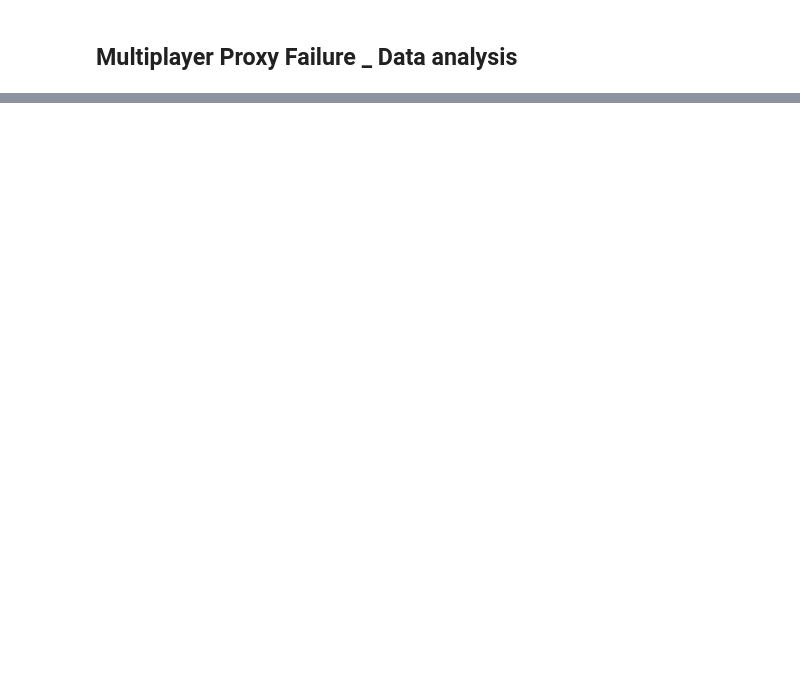
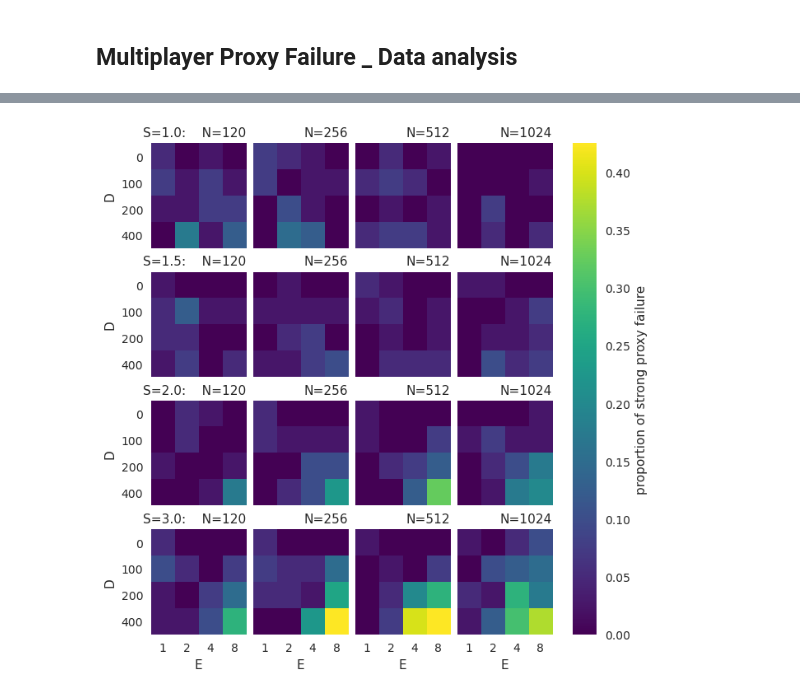
Before and after one commit to paulbanse/Proxy_General_Model, a Jupyter notebook: Clean_version/analyze_data.ipynb, the cells around one changed output, grey strips where cells are left out. Saved outputs shown, nothing was run; the diff lists cells and outputs as text; code cells hidden in the pictures; blank space fills up the shorter version.

```diff
--- a/Clean_version/analyze_data.ipynb
+++ b/Clean_version/analyze_data.ipynb
@@ -28,2 +84,84 @@ df.describe()
 # %%
-import statsmodels.formula.api as smf
+def plot_4params(df, param1, param2, param3, param4, weak = False):
+    ''' find all possible values of param1 and param2 in the dataframe df
+        then for each combination of param1 and param2, make a scatter plot along the other two parameters
+        and color the points according to param_for_color
+    '''
+    param1_values = df[param1].unique()
+    param2_values = df[param2].unique()
+    param3_values = df[param3].unique()
+    param4_values = df[param4].unique()
+    cm = 1/2.54
+    param_combinations = list(product(param1_values, param2_values))
+    fig, axes = plt.subplots(len(param1_values), len(param2_values), figsize=(17*cm, 17*cm), sharex=True, sharey=True, layout='compressed')
+    #search for the maximum and minimum of param_for_color
+    param_range = range(len(param_combinations))
+    Ms = [np.zeros((len(param3_values), len(param4_values))) for k in param_range]
+
+
+    for k in param_range:
+        (p1, p2 )= param_combinations[param_range[k]]
+        sub_df = df[(df[param1] == p1) & (df[param2] == p2)]
+        xi = param1_values.tolist().index(p1)
+        yi = param2_values.tolist().index(p2)
+        ax = axes[xi, yi]
+
+
+        # create all combinations of param3 and param4
+
+        param3_values = sub_df[param3].unique() # reverse the order
+        param4_values = sub_df[param4].unique()
+        param3_4_combinations = list(product(param3_values, param4_values))
+
+        for (p3, p4) in param3_4_combinations:
+            subsub_df = sub_df[(sub_df[param3] == p3) & (sub_df[param4] == p4)]
+
+            prop_failure = len(subsub_df[subsub_df["goal_improvement"] < -0.001]) / len(subsub_df)
+            if weak:
+                subsub_df = subsub_df[subsub_df.notna()]
+                prop_failure = len(subsub_df[(subsub_df["correlation_diff"] < 0) ]) / len(subsub_df)
+
+            Ms[k][param3_values.tolist().index(p3), param4_values.tolist().index(p4)] = prop_failure
+
+        # make a colormap of M
+        cmax = max([np.max(Ms[k]) for k in range(len(param_combinations))])
+        cmin = min([np.min(Ms[k]) for k in range(len(param_combinations))])
+    for k in param_range:
+        (p1, p2 )= param_combinations[param_range[k]]
+        xi = param1_values.tolist().index(p1)
+        yi = param2_values.tolist().index(p2)
+        ax = axes[xi, yi]
+        ax.grid(False)
+        c = ax.imshow(Ms[k], origin='lower', vmin=cmin, vmax=cmax, cmap='viridis', aspect='auto')
+
+        #ax.scatter(grouped[param3], grouped[param4], alpha = 0.7, color = plt.cm.viridis((grouped[param_for_color] - min_color) / (max_color - min_color)))
+        if param2_values.tolist().index(p2) == 0:
+            ax.set_ylabel(param3)
+            ax.set_yticks([0,1,2,3],param3_values)
+            ax.set_title(f'{param1}={p1}:    {param2}={p2}', fontsize = 11, loc='right')
+        else:
+            ax.set_title(f'{param2}={p2}', fontsize = 11, loc='right')
+        if param1_values.tolist().index(p1) == len(param1_values)-1:
+            ax.set_xlabel(param4)
+            ax.set_xticks([0,1,2,3],param4_values)
+        ax.invert_yaxis()
+
+
+
+
+
+    # add a common colorbar between the maximum and minimum of param_for_color
+    sm = plt.cm.ScalarMappable(cmap='viridis', norm=plt.Normalize(vmin=cmin, vmax=cmax))
+    sm.set_array([])
+    cbar = fig.colorbar(sm, ax=axes.ravel().tolist(), orientation='vertical')
+    if weak:
+        cbar.set_label("proportion of weak proxy failure", fontsize = 11)
+    else:
+        cbar.set_label("proportion of strong proxy failure", fontsize = 11)
+    matplotlib.rcParams['pdf.fonttype'] = 42
+    matplotlib.rcParams['ps.fonttype'] = 42
+    plt.savefig("test.pdf")
+    plt.show()
+plot_4params(df, 'S', 'N', 'D', 'E', False)
+# %% [output]
+[figure, added]
```
Also changed, not shown: parts of 15 cells of this notebook.
